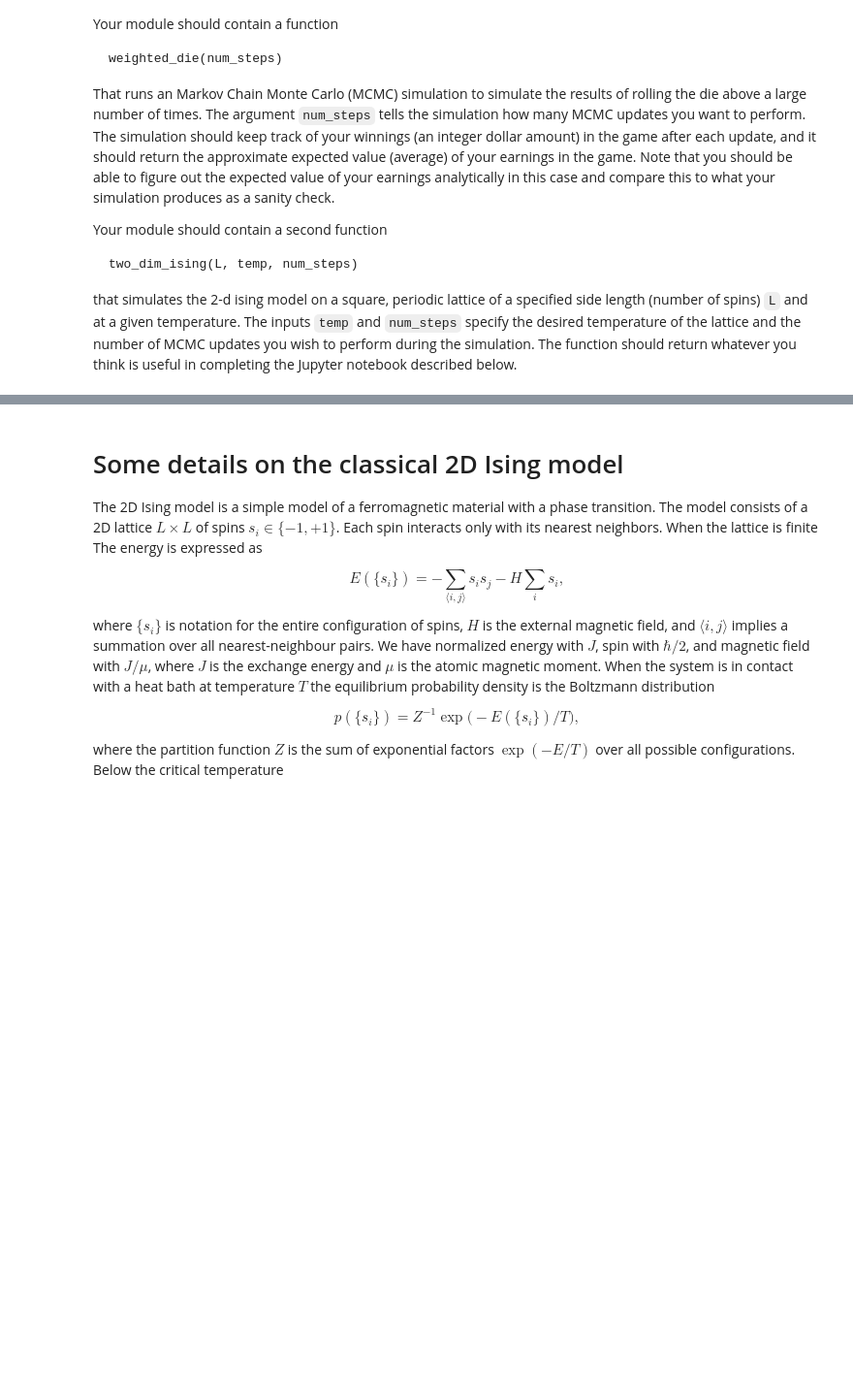
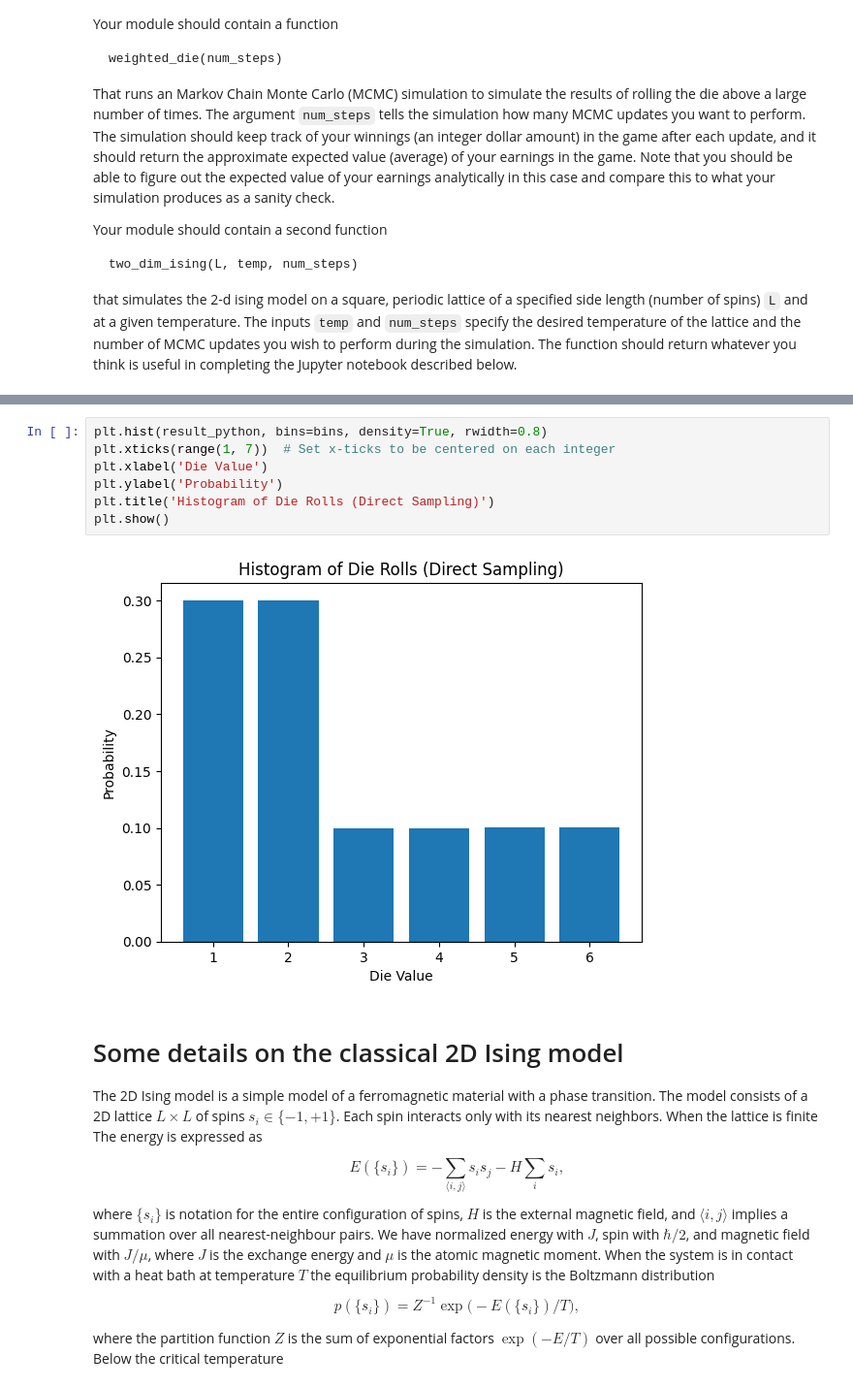
Before and after one commit to liuqiyucn/170N, a Jupyter notebook: project3/proj_3_instructions.ipynb, the cells around one changed output, grey strips where cells are left out. Shown: that part at 97% size. Cells and saved outputs as stored; diff of their text form; blank space fills up the shorter version.

```diff
--- a/project3/proj_3_instructions.ipynb
+++ b/project3/proj_3_instructions.ipynb
@@ -23,3 +87,12 @@ that simulates the 2-d ising model on a square, periodic lattice of a specified
+# %%
+plt.hist(result_python, bins=bins, density=True, rwidth=0.8)
+plt.xticks(range(1, 7))  # Set x-ticks to be centered on each integer
+plt.xlabel('Die Value')
+plt.ylabel('Probability')
+plt.title('Histogram of Die Rolls (Direct Sampling)')
+plt.show()
+# %% [output]
+[figure, added]
 # %% [markdown]
 # Some details on the classical 2D Ising model
 
```
Also changed, not shown: parts of 2 cells of this notebook, 2 other files.
